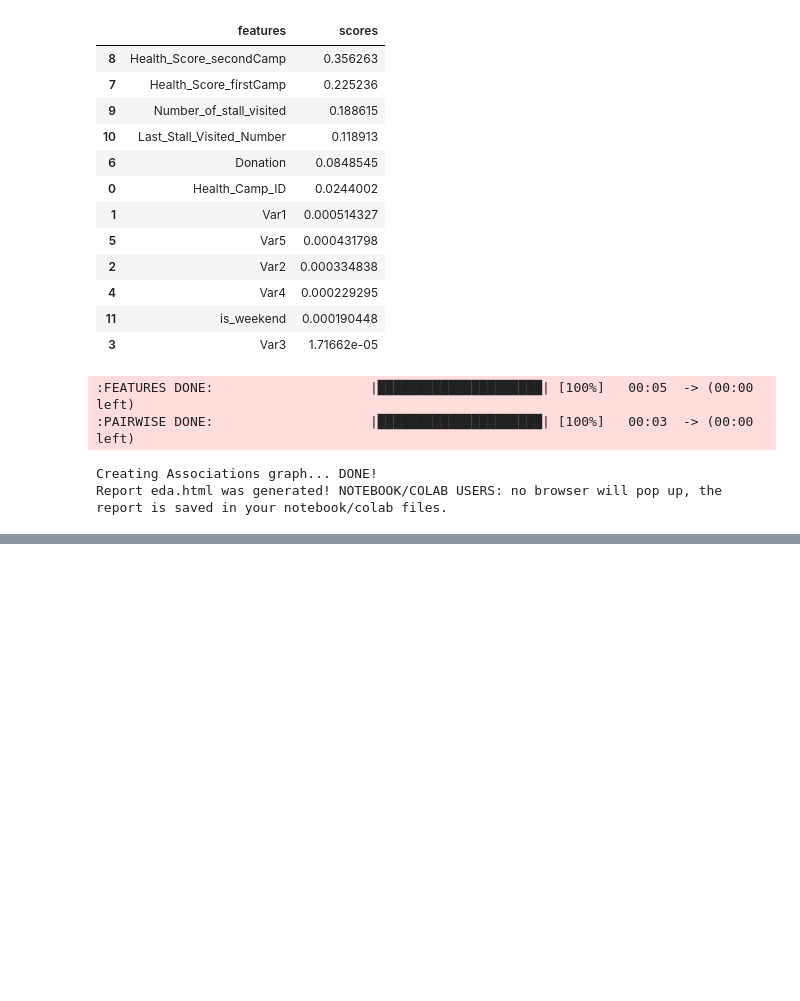
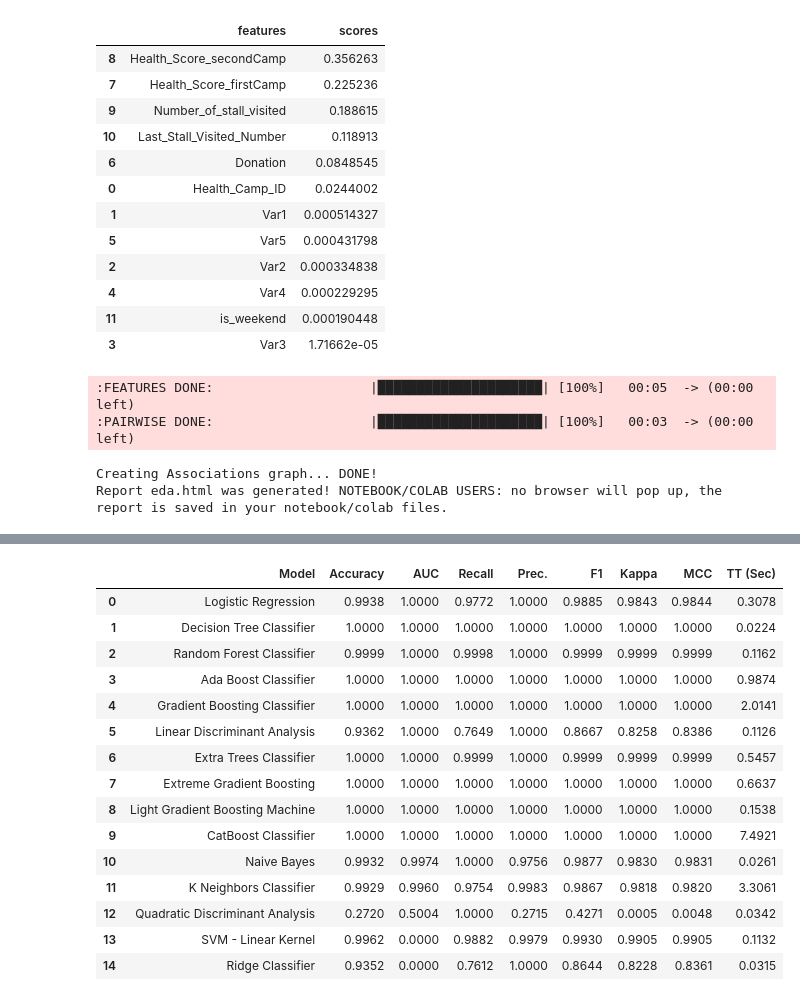
Before and after one commit to kavinsrinaath/Med_Camp, a Jupyter notebook: Notebook/notebook.ipynb, the cells around one changed output, grey strips where cells are left out. Drawn from its saved outputs; the diff is of its cells as text; code cells hidden in the pictures; blank space fills up the shorter version.

```diff
--- a/Notebook/notebook.ipynb
+++ b/Notebook/notebook.ipynb
@@ -211,0 +274,21 @@ Report eda.html was generated! NOTEBOOK/COLAB USERS: no browser will pop up, the
+# %%
+df_temp = df_train_main.drop(columns=['Registration_Date','Patient_ID','Health_Camp_ID'])
+model_compare = setup(data=df_temp,target='outcome')
+best = compare_models(sort='AUC')
+# %% [output]
+|  | Model | Accuracy | AUC | Recall | Prec. | F1 | Kappa | MCC | TT (Sec) |
+| 0 | Logistic Regression | 0.9938 | 1.0000 | 0.9772 | 1.0000 | 0.9885 | 0.9843 | 0.9844 | 0.3078 |
+| 1 | Decision Tree Classifier | 1.0000 | 1.0000 | 1.0000 | 1.0000 | 1.0000 | 1.0000 | 1.0000 | 0.0224 |
+| 2 | Random Forest Classifier | 0.9999 | 1.0000 | 0.9998 | 1.0000 | 0.9999 | 0.9999 | 0.9999 | 0.1162 |
+| 3 | Ada Boost Classifier | 1.0000 | 1.0000 | 1.0000 | 1.0000 | 1.0000 | 1.0000 | 1.0000 | 0.9874 |
+| 4 | Gradient Boosting Classifier | 1.0000 | 1.0000 | 1.0000 | 1.0000 | 1.0000 | 1.0000 | 1.0000 | 2.0141 |
+| 5 | Linear Discriminant Analysis | 0.9362 | 1.0000 | 0.7649 | 1.0000 | 0.8667 | 0.8258 | 0.8386 | 0.1126 |
+| 6 | Extra Trees Classifier | 1.0000 | 1.0000 | 0.9999 | 1.0000 | 0.9999 | 0.9999 | 0.9999 | 0.5457 |
+| 7 | Extreme Gradient Boosting | 1.0000 | 1.0000 | 1.0000 | 1.0000 | 1.0000 | 1.0000 | 1.0000 | 0.6637 |
+| 8 | Light Gradient Boosting Machine | 1.0000 | 1.0000 | 1.0000 | 1.0000 | 1.0000 | 1.0000 | 1.0000 | 0.1538 |
+| 9 | CatBoost Classifier | 1.0000 | 1.0000 | 1.0000 | 1.0000 | 1.0000 | 1.0000 | 1.0000 | 7.4921 |
+| 10 | Naive Bayes | 0.9932 | 0.9974 | 1.0000 | 0.9756 | 0.9877 | 0.9830 | 0.9831 | 0.0261 |
+| 11 | K Neighbors Classifier | 0.9929 | 0.9960 | 0.9754 | 0.9983 | 0.9867 | 0.9818 | 0.9820 | 3.3061 |
+| 12 | Quadratic Discriminant Analysis | 0.2720 | 0.5004 | 1.0000 | 0.2715 | 0.4271 | 0.0005 | 0.0048 | 0.0342 |
+| 13 | SVM - Linear Kernel | 0.9962 | 0.0000 | 0.9882 | 0.9979 | 0.9930 | 0.9905 | 0.9905 | 0.1132 |
+| 14 | Ridge Classifier | 0.9352 | 0.0000 | 0.7612 | 1.0000 | 0.8644 | 0.8228 | 0.8361 | 0.0315 |
```
Also changed, not shown: parts of 4 cells of this notebook, 5 other files.
